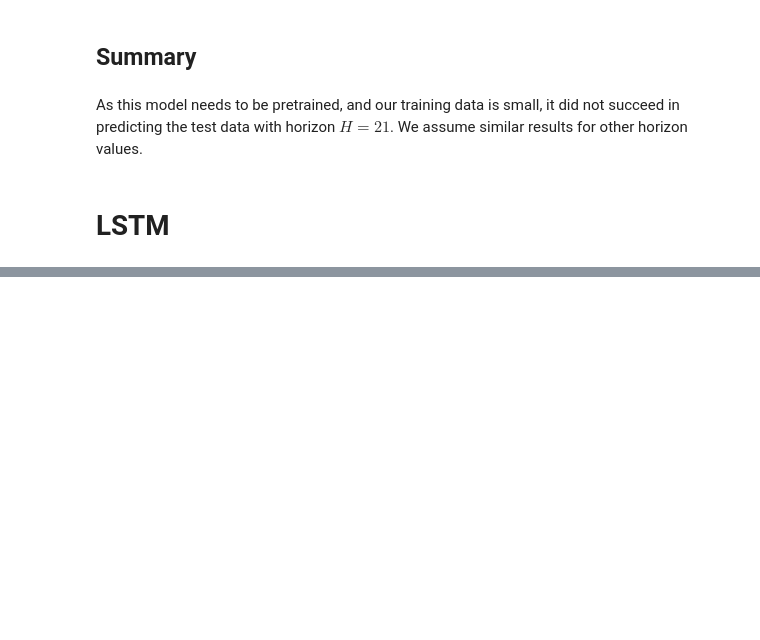
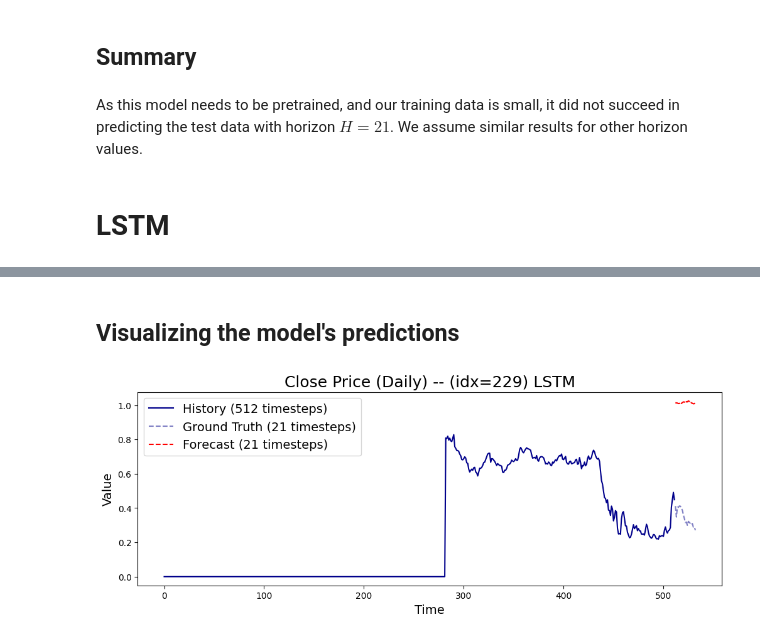
Before and after one commit to wr0om/FintechProject, a Jupyter notebook: Rom.ipynb, the cells around one changed output, grey strips where cells are left out. Saved outputs shown, nothing was run; the diff lists cells and outputs as text; code cells hidden in the pictures; blank space fills up the shorter version.

```diff
--- a/Rom.ipynb
+++ b/Rom.ipynb
@@ -257,0 +398,32 @@ As this model needs to be pretrained, and our training data is small, it did not
+# %% [markdown]
+## Visualizing the model's predictions
+# %%
+# Assuming histories, trues, and preds are your lists containing the data
+# Extracting the first data point
+
+channel_idx = 0
+time_index = np.random.randint(0, trues.shape[0])
+
+history = histories[time_index, channel_idx, :]
+true = trues[time_index, :]
+pred = preds[time_index, :]
+
+plt.figure(figsize=(12, 4))
+
+# Plotting the first time series from history
+plt.plot(range(len(history)), history, label='History (512 timesteps)', c='darkblue')
+
+# Plotting ground truth and prediction
+num_forecasts = len(true)
+
+offset = len(history)
+plt.plot(range(offset, offset + len(true)), true, label='Ground Truth (21 timesteps)', color='darkblue', linestyle='--', alpha=0.5)
+plt.plot(range(offset, offset + len(pred)), pred, label='Forecast (21 timesteps)', color='red', linestyle='--')
+
+plt.title(f"Close Price (Daily) -- (idx={time_index}) LSTM", fontsize=18)
+plt.xlabel('Time', fontsize=14)
+plt.ylabel('Value', fontsize=14)
+plt.legend(fontsize=14)
+plt.show()
+# %% [output]
+[figure, added]
```
Also changed, not shown: parts of 9 cells of this notebook.
